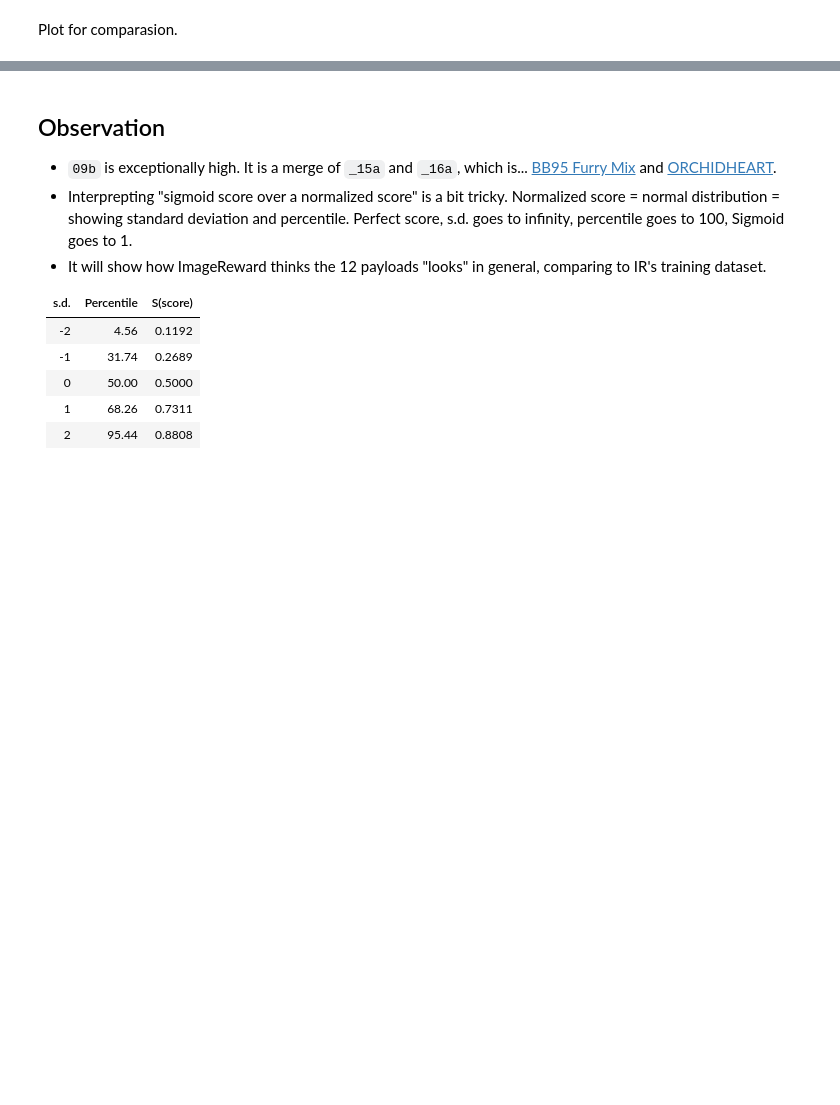
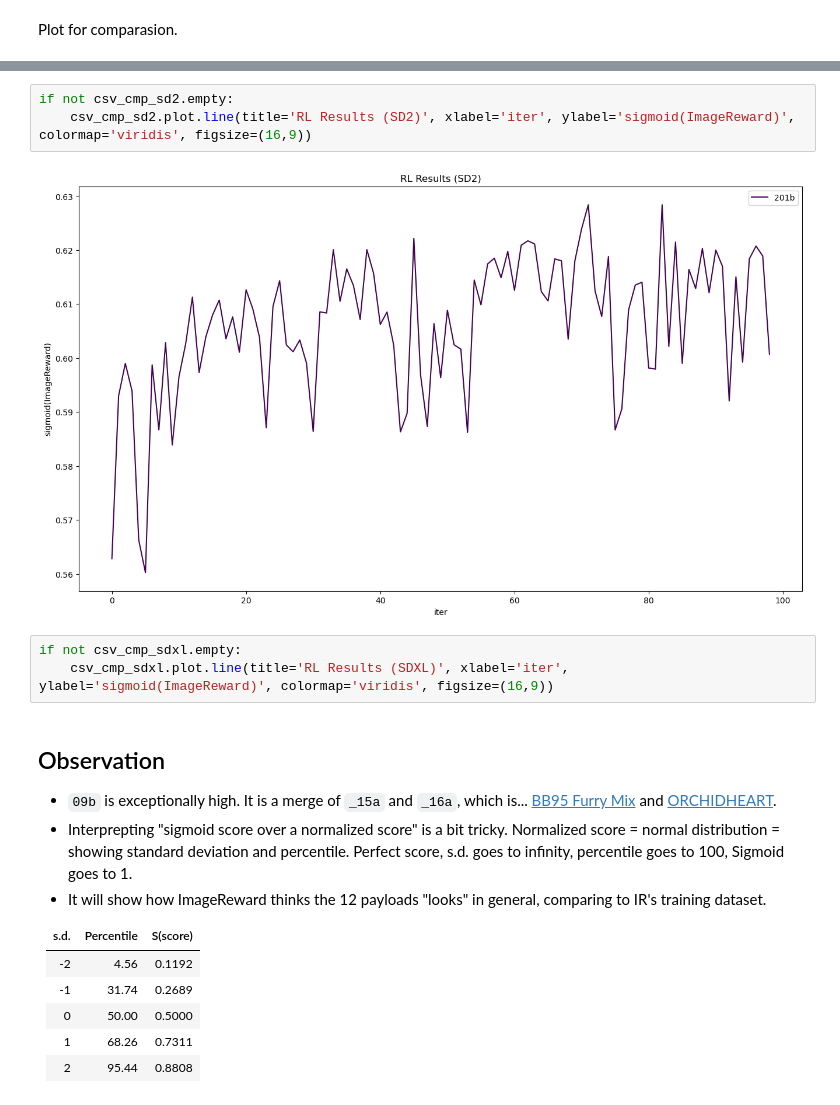
Before and after one commit to 6DammK9/nai-anime-pure-negative-prompt, a Jupyter notebook: ch05/autombw/plot_rl.ipynb, the cells around one changed output, grey strips where cells are left out. Drawn from its saved outputs; the diff is of its cells as text; blank space fills up the shorter version.

```diff
--- a/ch05/autombw/plot_rl.ipynb
+++ b/ch05/autombw/plot_rl.ipynb
@@ -92,3 +100,11 @@ csv_cmp.plot.line(title='RL Results', xlabel='iter', ylabel='sigmoid(ImageReward
+# %%
+if not csv_cmp_sd2.empty:
+    csv_cmp_sd2.plot.line(title='RL Results (SD2)', xlabel='iter', ylabel='sigmoid(ImageReward)', colormap='viridis', figsize=(16,9))
+# %% [output]
+[figure, added]
+# %%
+if not csv_cmp_sdxl.empty:
+    csv_cmp_sdxl.plot.line(title='RL Results (SDXL)', xlabel='iter', ylabel='sigmoid(ImageReward)', colormap='viridis', figsize=(16,9))
 # %% [markdown]
 ## Observation
 
```
Also changed, not shown: parts of 2 cells of this notebook, 8 other files.
